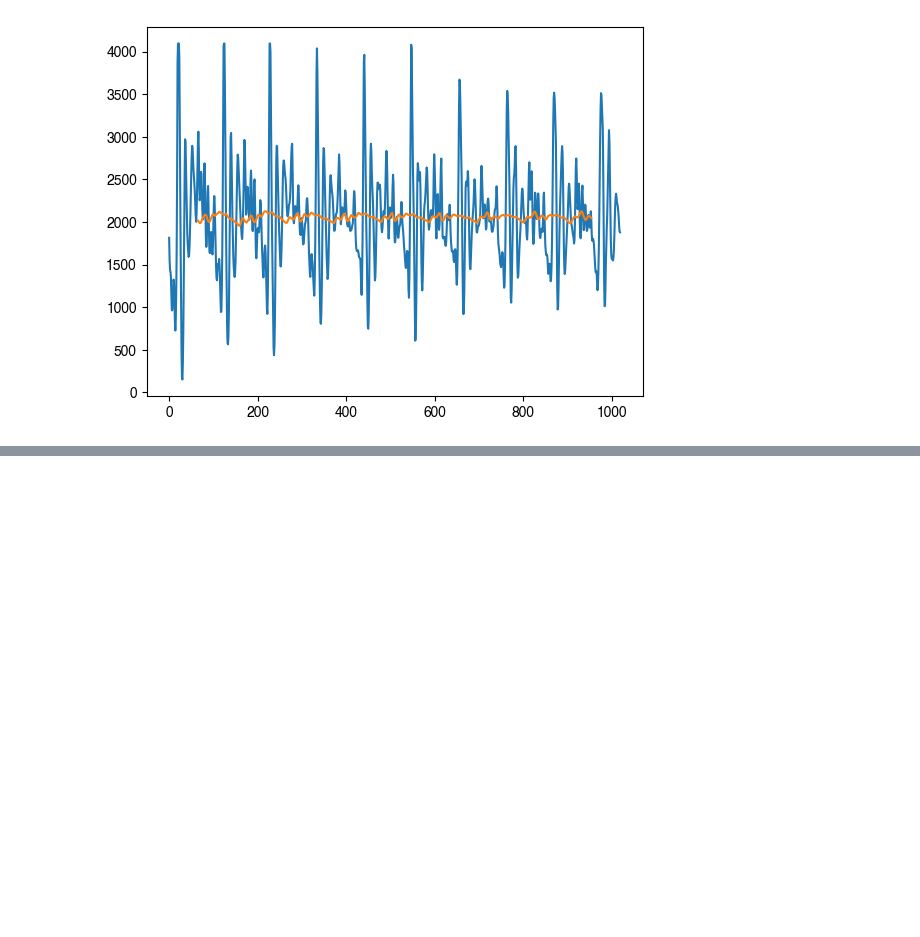
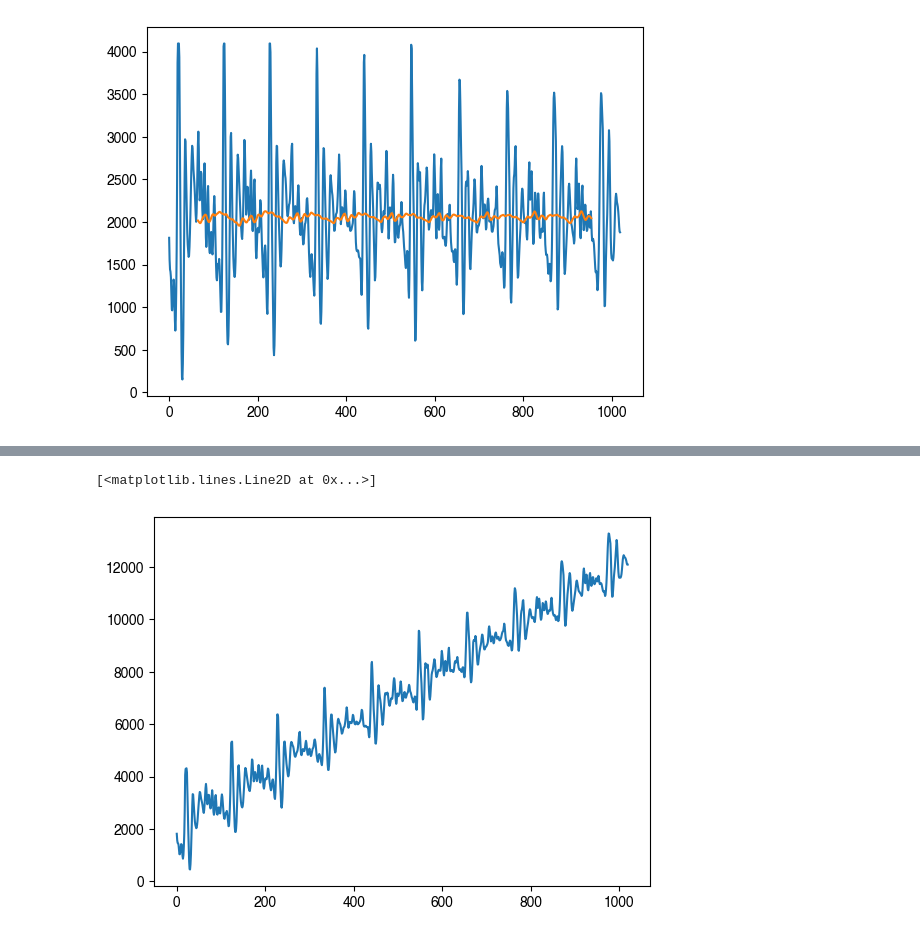
Before and after one commit to berkeley-stat153/spring-2026, a Jupyter notebook: public/labs/Lab1_solution.ipynb, the cells around one changed output, grey strips where cells are left out. Drawn from its saved outputs; the diff is of its cells as text; code cells hidden in the pictures; blank space fills up the shorter version.

```diff
--- a/public/labs/Lab1_solution.ipynb
+++ b/public/labs/Lab1_solution.ipynb
@@ -450,2 +450,8 @@ plt.plot(speech_data['Value'] + white_noise(len(speech_data['Value']), var=noise
 # %%
 # Extra: Try adding some drift to any of these datasets
+# %%
+speech_drift=speech_data['Value']+random_walk_drift(len(speech_data['Value']), drift=10)
+plt.plot(speech_drift)
+# %% [output]
+[<matplotlib.lines.Line2D at 0x...>]
+[figure, added]
```
Also changed, not shown: parts of 5 cells of this notebook.
